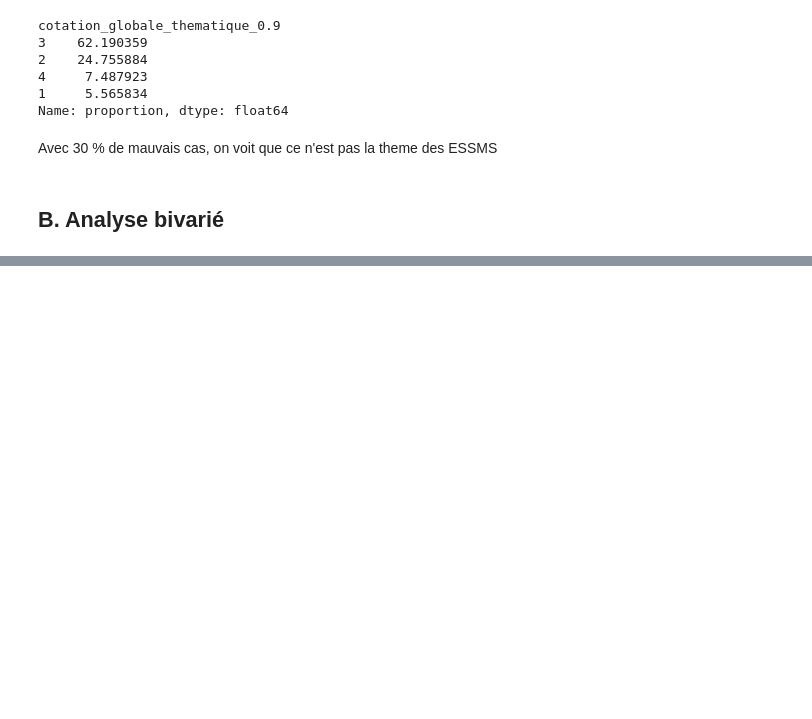
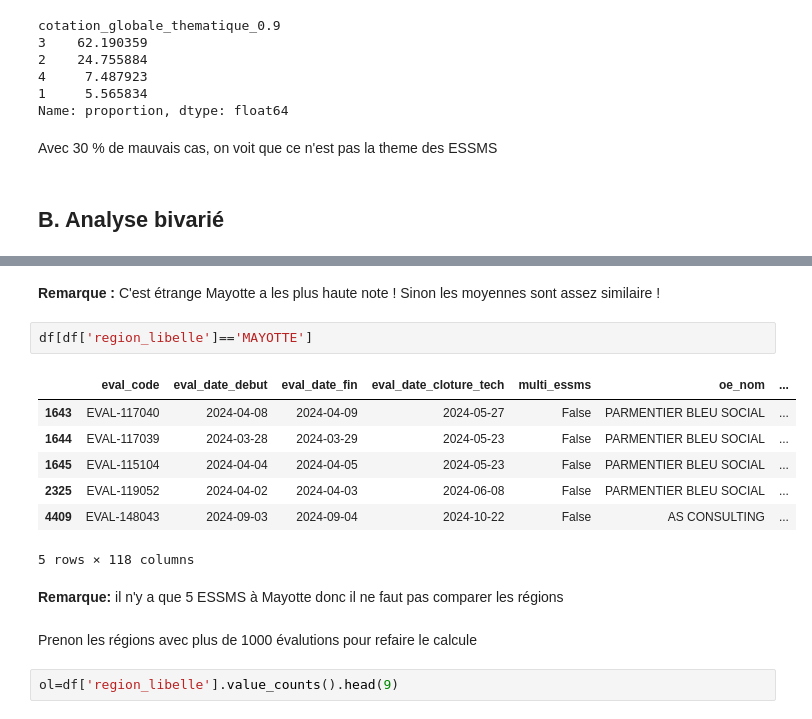
Before and after one commit to steeve91600/Analyse_de_donnes_et_Machine_learning_ESSMS, a Jupyter notebook: Médicale_ESSMS.ipynb, the cells around one changed output, grey strips where cells are left out. Saved outputs shown, nothing was run; the diff lists cells and outputs as text; blank space fills up the shorter version.

```diff
--- a/Médicale_ESSMS.ipynb
+++ b/Médicale_ESSMS.ipynb
@@ -972,0 +1017,18 @@ Avec 30 % de mauvais cas, on voit que ce n'est pas la theme des ESSMS
+# %% [markdown]
+**Remarque :** C'est étrange Mayotte a les plus haute note !  Sinon les moyennes sont assez similaire !
+# %%
+df[df['region_libelle']=='MAYOTTE']
+# %% [output]
+|  | eval_code | eval_date_debut | eval_date_fin | eval_date_cloture_tech | multi_essms | oe_nom | ... |
+| 1643 | EVAL-117040 | 2024-04-08 | 2024-04-09 | 2024-05-27 | False | PARMENTIER BLEU SOCIAL | ... |
+| 1644 | EVAL-117039 | 2024-03-28 | 2024-03-29 | 2024-05-23 | False | PARMENTIER BLEU SOCIAL | ... |
+| 1645 | EVAL-115104 | 2024-04-04 | 2024-04-05 | 2024-05-23 | False | PARMENTIER BLEU SOCIAL | ... |
+| 2325 | EVAL-119052 | 2024-04-02 | 2024-04-03 | 2024-06-08 | False | PARMENTIER BLEU SOCIAL | ... |
+| 4409 | EVAL-148043 | 2024-09-03 | 2024-09-04 | 2024-10-22 | False | AS CONSULTING | ... |
+5 rows × 118 columns
+# %% [markdown]
+**Remarque:** il n'y a que 5 ESSMS à Mayotte donc il ne faut pas comparer les régions
+# %% [markdown]
+Prenon les régions avec plus de 1000 évalutions pour refaire le calcule
+# %%
+ol=df['region_libelle'].value_counts().head(9)
```
Also changed, not shown: parts of 20 cells of this notebook.
